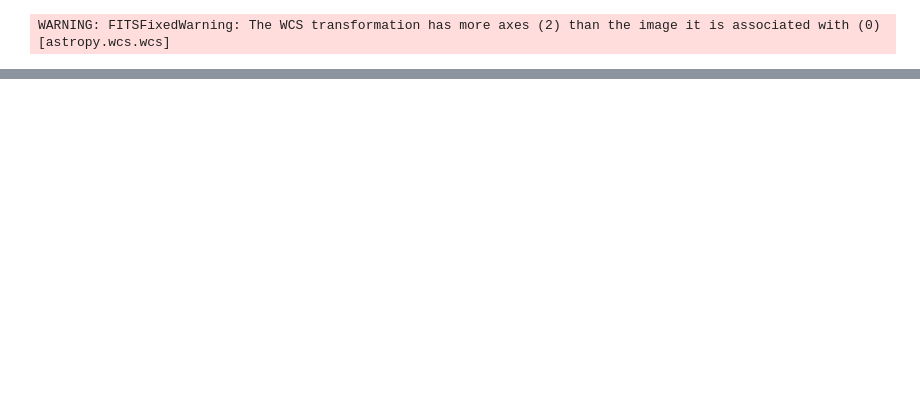
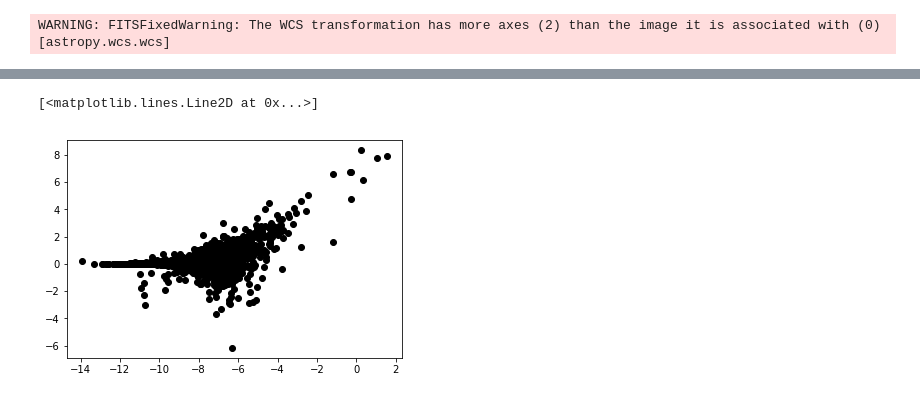
Before and after one commit to lsst/all_sky_phot, a Jupyter notebook: data/az_camera/L3_files.ipynb, the cells around one changed output, grey strips where cells are left out. Cells and saved outputs as stored; diff of their text form; code cells hidden in the pictures; blank space fills up the shorter version.

```diff
--- a/data/az_camera/L3_files.ipynb
+++ b/data/az_camera/L3_files.ipynb
@@ -102,0 +133,7 @@ forced_table['residual_aperture_sum'] = final_sum
+# %%
+mag_mean = -2.5*np.log10(forced_table['residual_aperture_sum'])
+mag_median = -2.5*np.log10(forced_table['aperture_sum_bkgsub2'])
+plt.plot(mag_mean, mag_mean-mag_median, 'ko')
+# %% [output]
+[<matplotlib.lines.Line2D at 0x...>]
+[figure, added]
```
Also changed, not shown: parts of 15 cells of this notebook, 2 other files.
